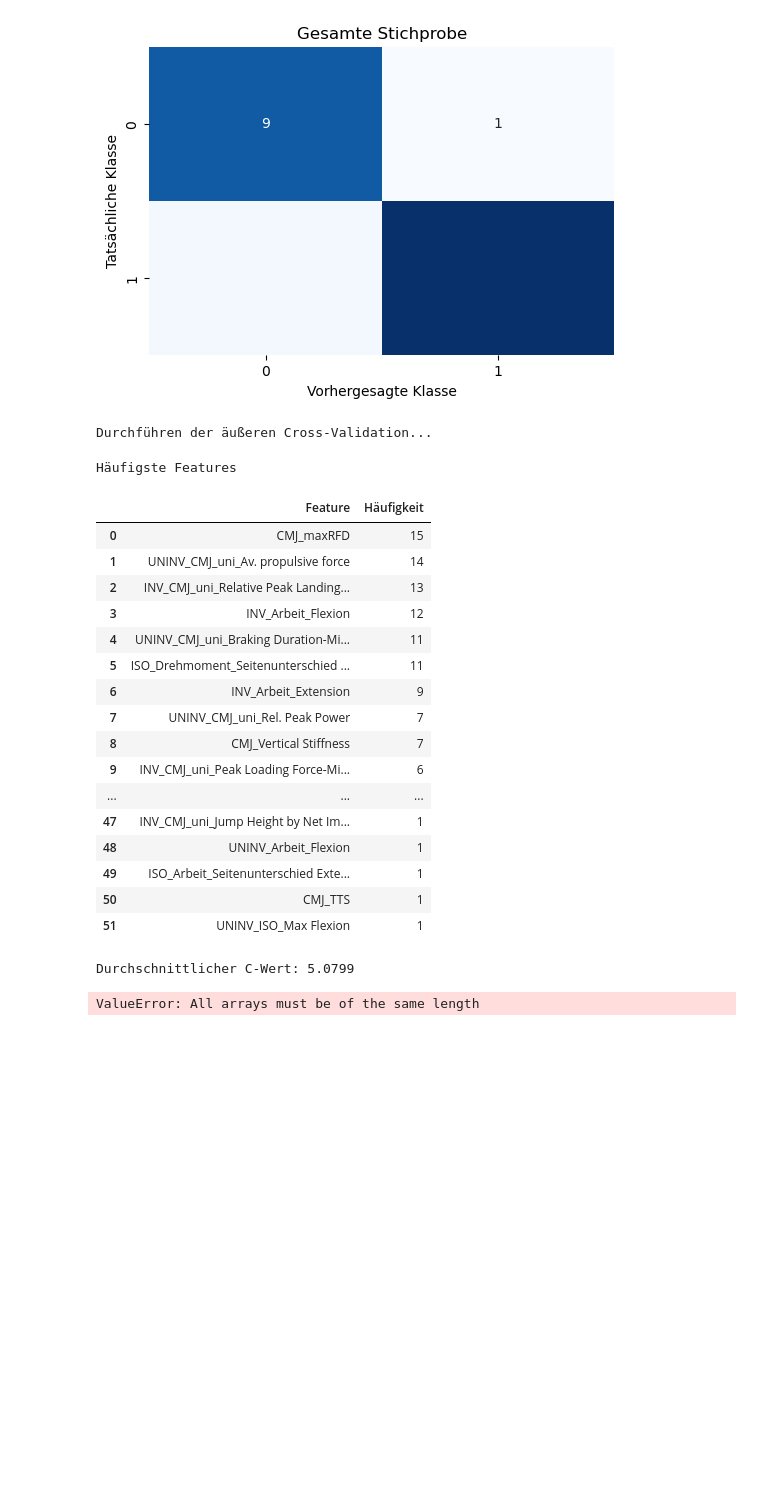
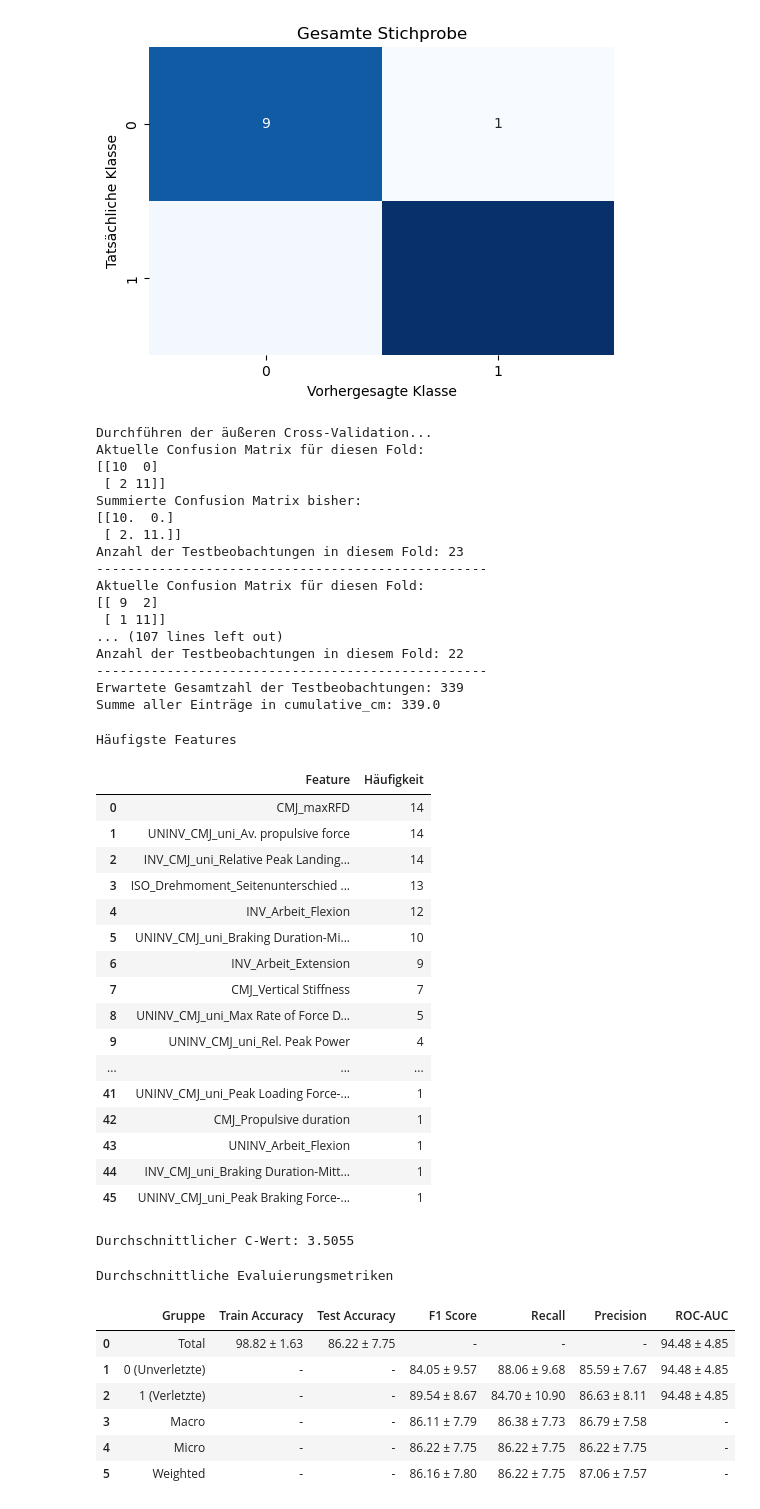
Before and after one commit to michi1308/motum_ml_feature_selection, a Jupyter notebook: FS_70_feature_importance.ipynb, the cells around one changed output. Saved outputs shown, nothing was run; the diff lists cells and outputs as text; code cells hidden in the pictures; blank space fills up the shorter version.

```diff
--- a/FS_70_feature_importance.ipynb
+++ b/FS_70_feature_importance.ipynb
@@ -934,6 +934,7 @@ def nested_cross_validation(X, y):
         # Confusion Matrix korrekt berechnen und aufsummieren
         cumulative_cm += confusion_matrix(y_test, y_test_pred)
 
+
     # Durchschnittliche Metriken und Standardabweichung berechnen
     avg_metrics = {key: (np.mean(val), np.std(val)) for key, val in metrics.items()}
 
@@ -954,11 +955,11 @@ def print_metrics(avg_metrics):
         "Gruppe": ["Total", "0 (Unverletzte)", "1 (Verletzte)", "Macro", "Micro", "Weighted"],
         "Train Accuracy": [
             f"{avg_metrics['train_accuracy'][0]*100:.2f} ± {avg_metrics['train_accuracy'][1]*100:.2f}",
-            "-", "-", "-", "-"
+            "-", "-", "-", "-", "-"
         ],
         "Test Accuracy": [
             f"{avg_metrics['test_accuracy'][0]*100:.2f} ± {avg_metrics['test_accuracy'][1]*100:.2f}",
-            "-", "-", "-", "-"
+            "-", "-", "-", "-", "-"
         ],
         "F1 Score": [
             "-",
@@ -1025,50 +1026,73 @@ def print_feature_importance_table(most_common_features):
     display(styled_df)
 
 
 def main():
-    file_path = r"C:\Users\michi\Documents\Basistabelle_alle_PostOP_ML.xlsx"
+    file_path = r"K:\Team\Böhmer_Michael\TSA\ML\Basistabelle\Basistabelle_ML.xlsx"
 
     # Load and preprocess data
     X, y = load_data(file_path)
     X = preprocess_data(X)
 
     # Perform nested cross-validation
     print("Durchführen der äußeren Cross-Validation...")
+
     avg_metrics, avg_cm, avg_C, most_common_features = nested_cross_validation(X, y)
 
     # Häufigste Features über alle Folds
     print_feature_importance_table(most_common_features)
 
     # Durchschnittlicher Hyperparameter
     print(f"Durchschnittlicher C-Wert: {avg_C:.4f}")
 
-
     # Print results and plot confusion matrix
     print_metrics(avg_metrics)
     plot_confusion_matrix(avg_cm, title="Gesamte Stichprobe")
 
 
 if __name__ == "__main__":
     main()
 # %% [output]
 Durchführen der äußeren Cross-Validation...
+Aktuelle Confusion Matrix für diesen Fold:
+[[10  0]
+ [ 2 11]]
+Summierte Confusion Matrix bisher:
+[[10.  0.]
+ [ 2. 11.]]
+Anzahl der Testbeobachtungen in diesem Fold: 23
+--------------------------------------------------
+Aktuelle Confusion Matrix für diesen Fold:
+[[ 9  2]
+ [ 1 11]]
+... (107 lines left out)
+Anzahl der Testbeobachtungen in diesem Fold: 22
+--------------------------------------------------
+Erwartete Gesamtzahl der Testbeobachtungen: 339
+Summe aller Einträge in cumulative_cm: 339.0
 Häufigste Features
 |  | Feature | Häufigkeit |
-| 0 | CMJ_maxRFD | 15 |
+| 0 | CMJ_maxRFD | 14 |
 | 1 | UNINV_CMJ_uni_Av. propulsive force | 14 |
-| 2 | INV_CMJ_uni_Relative Peak Landing... | 13 |
-| 3 | INV_Arbeit_Flexion | 12 |
-| 4 | UNINV_CMJ_uni_Braking Duration-Mi... | 11 |
-| 5 | ISO_Drehmoment_Seitenunterschied ... | 11 |
+| 2 | INV_CMJ_uni_Relative Peak Landing... | 14 |
+| 3 | ISO_Drehmoment_Seitenunterschied ... | 13 |
+| 4 | INV_Arbeit_Flexion | 12 |
+| 5 | UNINV_CMJ_uni_Braking Duration-Mi... | 10 |
 | 6 | INV_Arbeit_Extension | 9 |
-| 7 | UNINV_CMJ_uni_Rel. Peak Power | 7 |
-| 8 | CMJ_Vertical Stiffness | 7 |
-| 9 | INV_CMJ_uni_Peak Loading Force-Mi... | 6 |
+| 7 | CMJ_Vertical Stiffness | 7 |
+| 8 | UNINV_CMJ_uni_Max Rate of Force D... | 5 |
+| 9 | UNINV_CMJ_uni_Rel. Peak Power | 4 |
 | ... | ... | ... |
-| 47 | INV_CMJ_uni_Jump Height by Net Im... | 1 |
-| 48 | UNINV_Arbeit_Flexion | 1 |
-| 49 | ISO_Arbeit_Seitenunterschied Exte... | 1 |
-| 50 | CMJ_TTS | 1 |
-| 51 | UNINV_ISO_Max Flexion | 1 |
+| 41 | UNINV_CMJ_uni_Peak Loading Force-... | 1 |
+| 42 | CMJ_Propulsive duration | 1 |
+| 43 | UNINV_Arbeit_Flexion | 1 |
+| 44 | INV_CMJ_uni_Braking Duration-Mitt... | 1 |
+| 45 | UNINV_CMJ_uni_Peak Braking Force-... | 1 |
-Durchschnittlicher C-Wert: 5.0799
+Durchschnittlicher C-Wert: 3.5055
-ValueError: All arrays must be of the same length
+Durchschnittliche Evaluierungsmetriken
+|  | Gruppe | Train Accuracy | Test Accuracy | F1 Score | Recall | Precision | ROC-AUC |
+| 0 | Total | 98.82 ± 1.63 | 86.22 ± 7.75 | - | - | - | 94.48 ± 4.85 |
+| 1 | 0 (Unverletzte) | - | - | 84.05 ± 9.57 | 88.06 ± 9.68 | 85.59 ± 7.67 | 94.48 ± 4.85 |
+| 2 | 1 (Verletzte) | - | - | 89.54 ± 8.67 | 84.70 ± 10.90 | 86.63 ± 8.11 | 94.48 ± 4.85 |
+| 3 | Macro | - | - | 86.11 ± 7.79 | 86.38 ± 7.73 | 86.79 ± 7.58 | - |
+| 4 | Micro | - | - | 86.22 ± 7.75 | 86.22 ± 7.75 | 86.22 ± 7.75 | - |
+| 5 | Weighted | - | - | 86.16 ± 7.80 | 86.22 ± 7.75 | 87.06 ± 7.57 | - |
```
Also changed, not shown: parts of 6 cells of this notebook.
